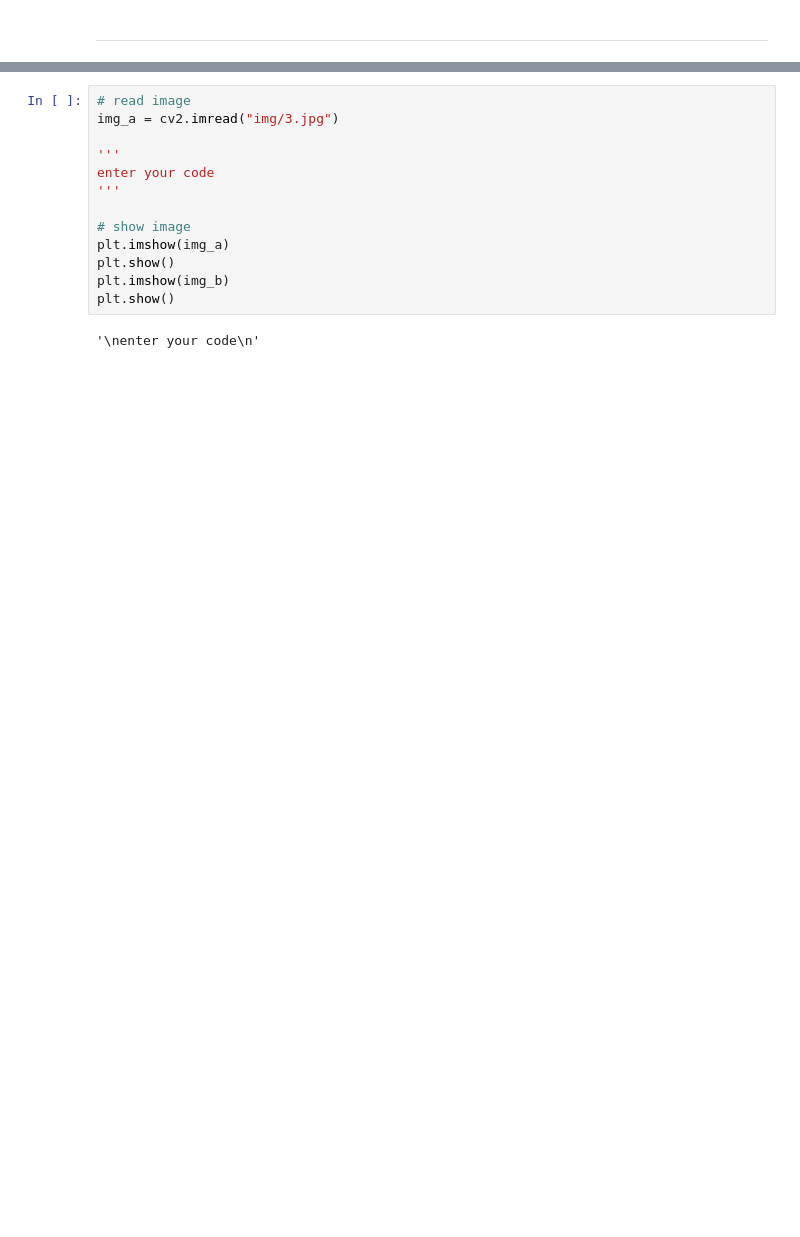
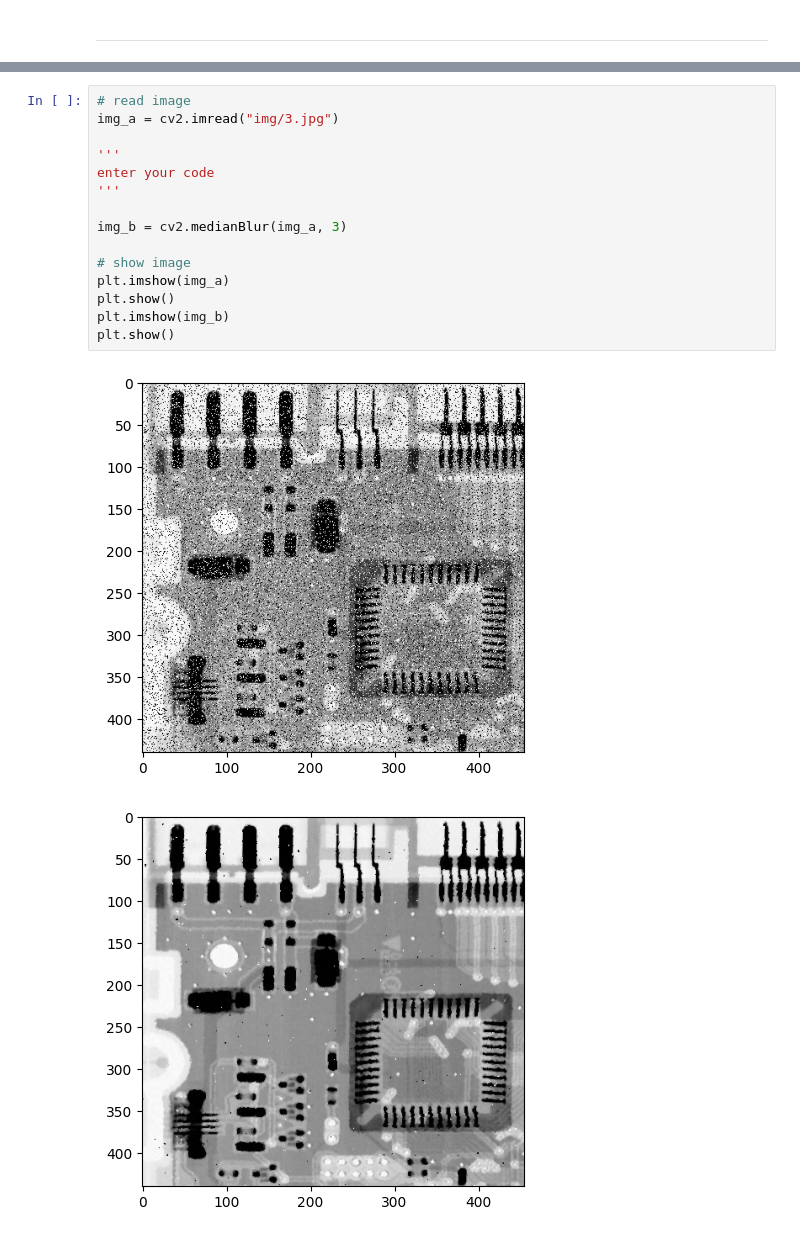
Before and after one commit to alvin33215/2025_DIP_exam, a Jupyter notebook: 2025_DIP_exam.ipynb, the cells around one changed output, grey strips where cells are left out. Cells and saved outputs as stored; diff of their text form; blank space fills up the shorter version.

```diff
--- a/2025_DIP_exam.ipynb
+++ b/2025_DIP_exam.ipynb
@@ -96,18 +103,21 @@ plt.show()
 # %%
 # read image
 img_a = cv2.imread("img/3.jpg")
 
 '''
 enter your code
 '''
 
+img_b = cv2.medianBlur(img_a, 3)
+
 # show image
 plt.imshow(img_a)
 plt.show()
 plt.imshow(img_b)
 plt.show()
 # %% [output]
-'\nenter your code\n'
+[figure, added]
+[figure, added]
 # %% [markdown]
 ### 4. (5%)
 #### fig.a
```
Also changed, not shown: parts of 4 cells of this notebook, 1 other file.
